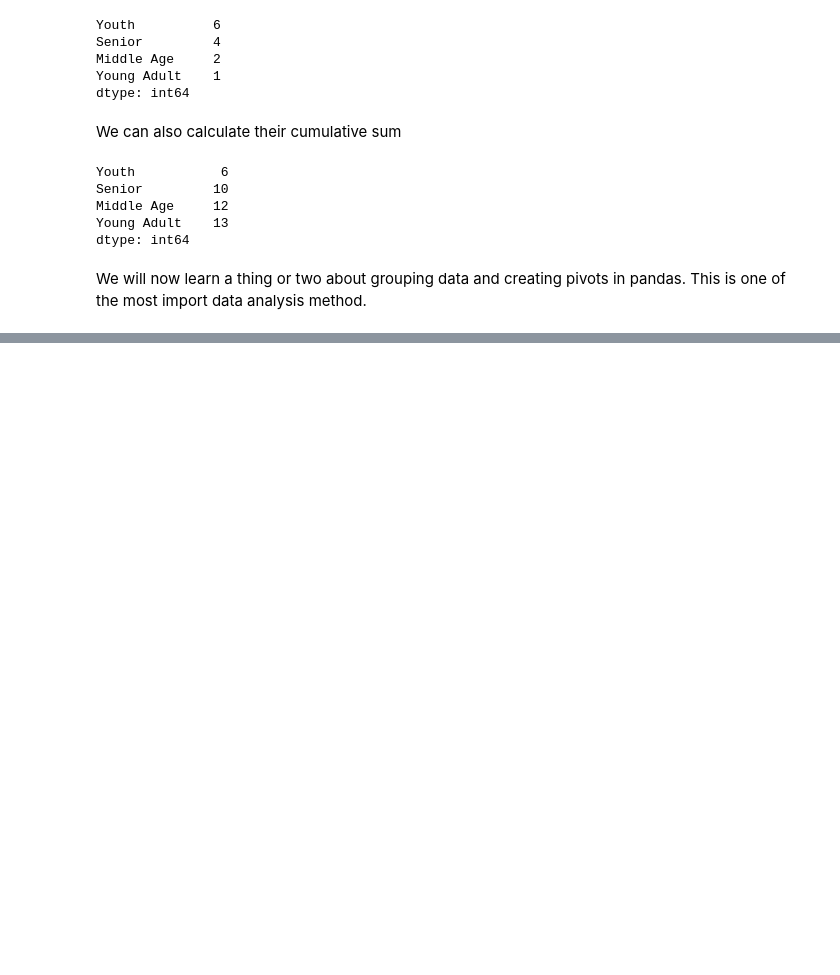
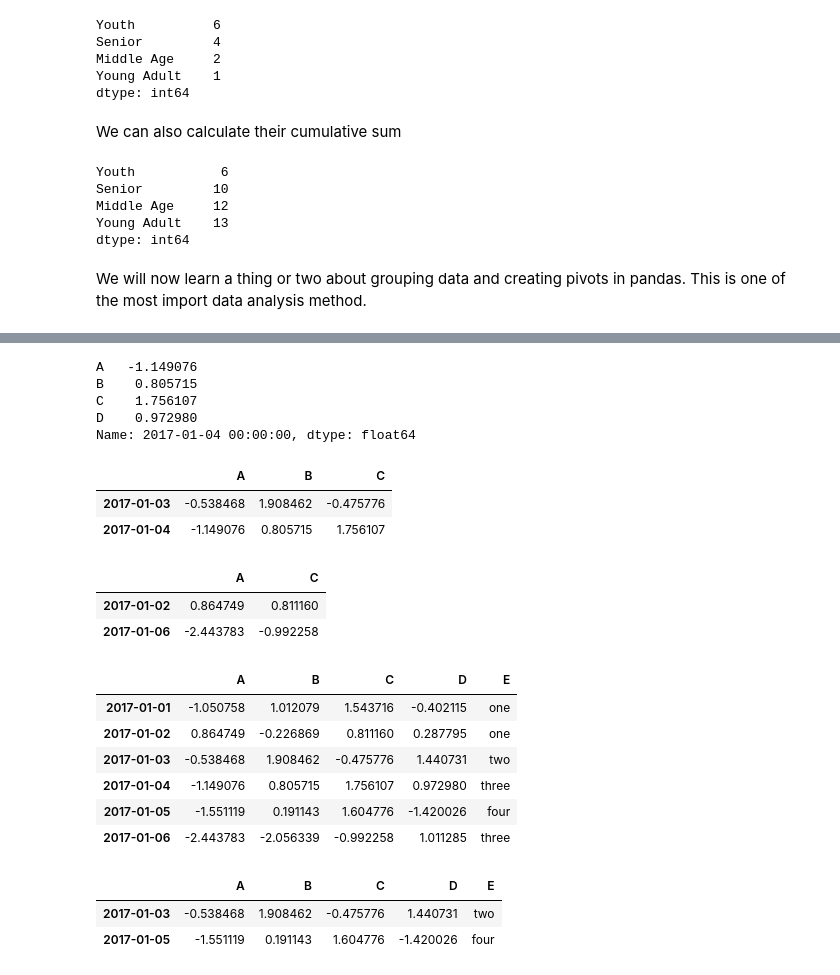
Before and after one commit to debuggermalhotra/Artificial-Intelligence-Recipes, a Jupyter notebook: Python for scientific development/DataManipulation_with_Numpy_and_Pandas.ipynb, the cells around one changed output, grey strips where cells are left out. Cells and saved outputs as stored; diff of their text form; code cells hidden in the pictures; blank space fills up the shorter version.

```diff
--- a/Python for scientific development/DataManipulation_with_Numpy_and_Pandas.ipynb
+++ b/Python for scientific development/DataManipulation_with_Numpy_and_Pandas.ipynb
@@ -607,0 +631,5 @@ df=pd.DataFrame
+# %%
+#dataframe containg dates of 6 continuous days and corresponding data
+dates=pd.date_range('20170101',periods=6)
+df=pd.DataFrame(np.random.randn(6,4),index=dates,columns=list('ABCD'))
+df
@@ -607,0 +681,42 @@ df=pd.DataFrame
+# %%
+#slicing based on index of columns
+df.iloc[3] #returns 4th row
+# %% [output]
+A   -1.149076
+B    0.805715
+C    1.756107
+D    0.972980
+Name: 2017-01-04 00:00:00, dtype: float64
+# %%
+df.iloc[2:4,0:3]  #returns a specific range of rows
+# %% [output]
+|  | A | B | C |
+| 2017-01-03 | -0.538468 | 1.908462 | -0.475776 |
+| 2017-01-04 | -1.149076 | 0.805715 | 1.756107 |
+# %%
+#returning specific rows and columns using lists containg rows indexes or columns
+df.iloc[[1,5],[0,2]]
+# %% [output]
+|  | A | C |
+| 2017-01-02 | 0.864749 | 0.811160 |
+| 2017-01-06 | -2.443783 | -0.992258 |
+# %%
+#we can use copy() to copy the data set
+df2=df.copy()
+df2['E']=['one', 'one','two','three','four','three']
+df2
+# %% [output]
+|  | A | B | C | D | E |
+| 2017-01-01 | -1.050758 | 1.012079 | 1.543716 | -0.402115 | one |
+| 2017-01-02 | 0.864749 | -0.226869 | 0.811160 | 0.287795 | one |
+| 2017-01-03 | -0.538468 | 1.908462 | -0.475776 | 1.440731 | two |
+| 2017-01-04 | -1.149076 | 0.805715 | 1.756107 | 0.972980 | three |
+| 2017-01-05 | -1.551119 | 0.191143 | 1.604776 | -1.420026 | four |
+| 2017-01-06 | -2.443783 | -2.056339 | -0.992258 | 1.011285 | three |
+# %%
+#selecting row based on column values
+df2[df2['E'].isin(['two','four'])]   #shows the data from the rows where column E's value is two and four
+# %% [output]
+|  | A | B | C | D | E |
+| 2017-01-03 | -0.538468 | 1.908462 | -0.475776 | 1.440731 | two |
+| 2017-01-05 | -1.551119 | 0.191143 | 1.604776 | -1.420026 | four |
```
Also changed, not shown: parts of 18 cells of this notebook.
